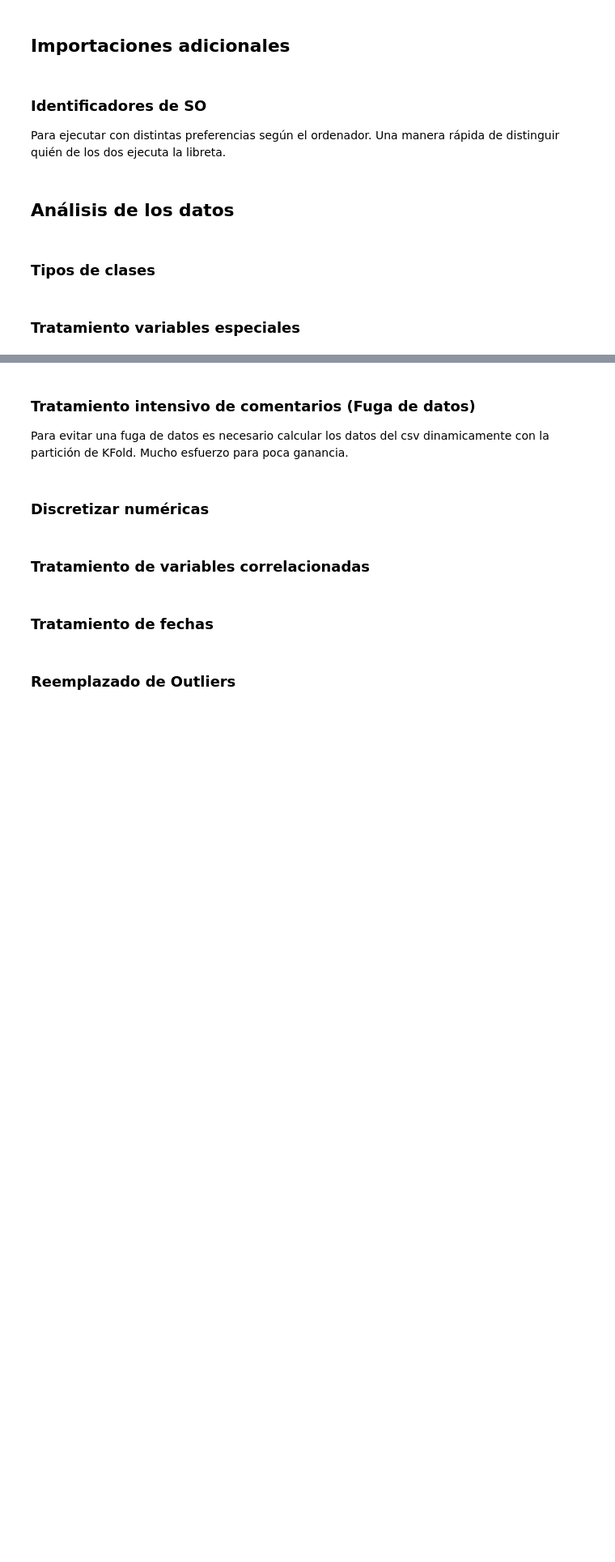
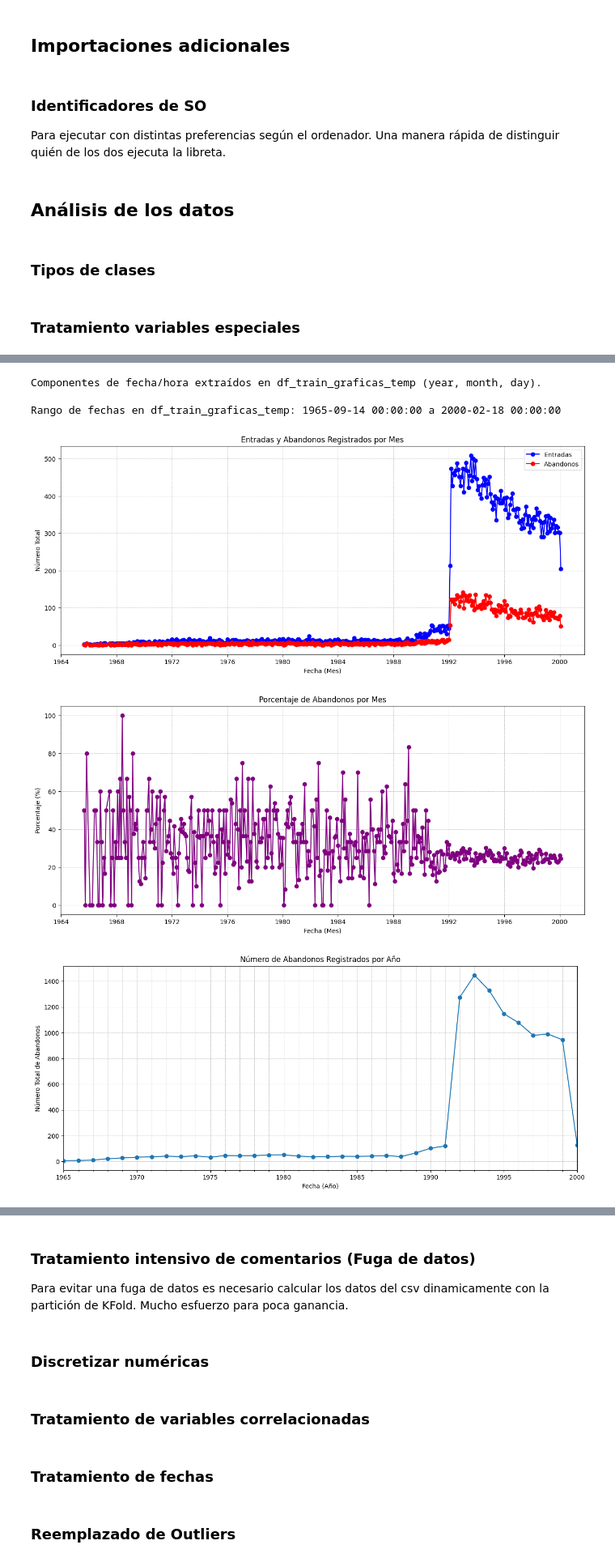
Before and after one commit to albertoPerez25/Clasificacion_Autonoma_de_Imagenes_Satelitales, a Jupyter notebook: Práctica 1 - Análisis, procesamiento y validación .ipynb, the cells around one changed output, grey strips where cells are left out. Shown at 81% size. Drawn from its saved outputs; the diff is of its cells as text; code cells hidden in the pictures; blank space fills up the shorter version.

```diff
--- a/Práctica 1 - Análisis, procesamiento y validación .ipynb
+++ b/Práctica 1 - Análisis, procesamiento y validación .ipynb
@@ -367,0 +534,80 @@ class UnificarCeroDesconocido(BaseEstimator, TransformerMixin):
+# %%
+original_missing_train = df_train_graficas['nacimiento'].isnull().sum()
+
+df_train_graficas_temp = df_train_graficas.copy()
+
+df_train_graficas_temp['nacimiento'] = pd.to_datetime(df_train_graficas['nacimiento'], errors='coerce')
+
+
+df_train_graficas_temp['year'] = df_train_graficas_temp['nacimiento'].dt.year
+df_train_graficas_temp['month'] = df_train_graficas_temp['nacimiento'].dt.month
+df_train_graficas_temp['day'] = df_train_graficas_temp['nacimiento'].dt.day
+print("\nComponentes de fecha/hora extraídos en df_train_graficas_temp (year, month, day).")
+
+print(f"\nRango de fechas en df_train_graficas_temp: {df_train_graficas_temp['nacimiento'].min()} a {df_train_graficas_temp['nacimiento'].max()}")
+
+# Mes
+df_train_graficas_sorted = df_train_graficas_temp.sort_values('nacimiento').copy()
+df_train_graficas_sorted['YearMonth'] = df_train_graficas_sorted['nacimiento'].dt.to_period('M')
+
+
+abandonos_por_mes = df_train_graficas_sorted.groupby('YearMonth')['abandono'].sum()
+abandonos_por_mes.index = abandonos_por_mes.index.to_timestamp()
+
+entradas_por_mes = df_train_graficas_sorted.groupby('YearMonth').size()
+entradas_por_mes.index = entradas_por_mes.index.to_timestamp()
+
+
+plt.figure(figsize=(15, 6))
+
+# Entradas (azul)
+plt.plot(entradas_por_mes.index, entradas_por_mes.values,
+         color='blue', marker='o', linestyle='-', label='Entradas')
+
+# Abandonos (rojo)
+plt.plot(abandonos_por_mes.index, abandonos_por_mes.values,
+         color='red', marker='o', linestyle='-', label='Abandonos')
+
+plt.title('Entradas y Abandonos Registrados por Mes')
+plt.xlabel('Fecha (Mes)')
+plt.ylabel('Número Total')
+plt.grid(True, which='both', linestyle='--', linewidth=0.5)
+plt.legend()
+plt.show()
+
+# Calcular tasa
+porcentaje_abandono = (abandonos_por_mes / entradas_por_mes) * 100
+
+# Plot
+plt.figure(figsize=(15, 6))
+plt.plot(porcentaje_abandono.index, porcentaje_abandono.values,
+         color='purple', marker='o', linestyle='-')
+
+plt.title('Porcentaje de Abandonos por Mes')
+plt.xlabel('Fecha (Mes)')
+plt.ylabel('Porcentaje (%)')
+plt.grid(True, which='both', linestyle='--', linewidth=0.5)
+plt.show()
+
+
+# Año
+df_train_graficas_sorted = df_train_graficas_temp.sort_values('nacimiento').copy()
+df_train_graficas_sorted['Year'] = df_train_graficas_sorted['nacimiento'].dt.to_period('Y')
+abandonos_por_mes = df_train_graficas_sorted.groupby('Year')['abandono'].sum()
+
+abandonos_por_mes.index = abandonos_por_mes.index.to_timestamp()
+
+plt.figure(figsize=(15, 6))
+abandonos_por_mes.plot(kind='line', marker='o', linestyle='-')
+plt.title('Número de Abandonos Registrados por Año')
+plt.xlabel('Fecha (Año)')
+plt.ylabel('Número Total de Abandonos')
+plt.grid(True, which='both', linestyle='--', linewidth=0.5)
+plt.show()
+# %% [output]
+Componentes de fecha/hora extraídos en df_train_graficas_temp (year, month, day).
+
+Rango de fechas en df_train_graficas_temp: 1965-09-14 00:00:00 a 2000-02-18 00:00:00
+[figure, added]
+[figure, added]
+[figure, added]
```
Also changed, not shown: parts of 24 cells of this notebook, 1 other file.
